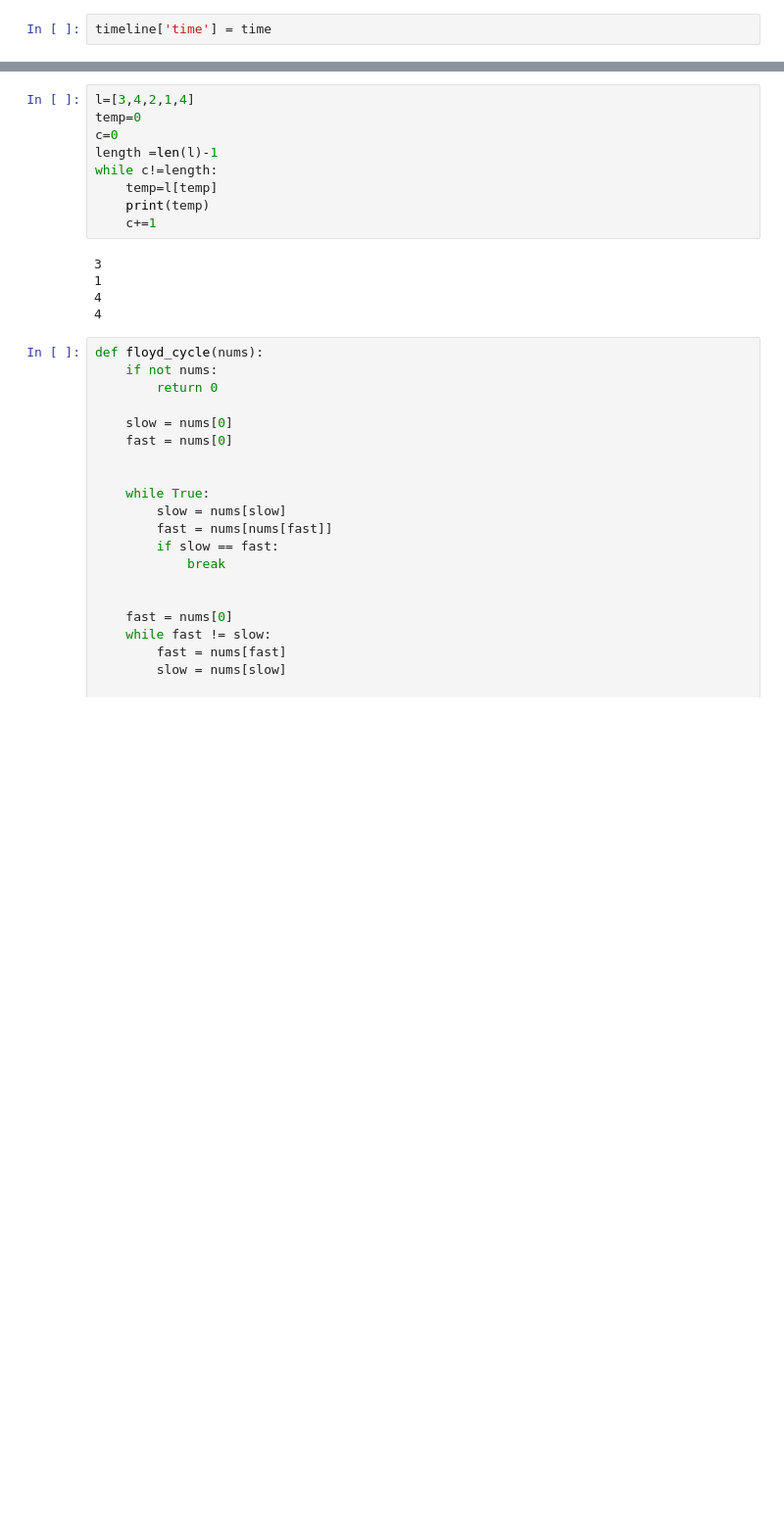
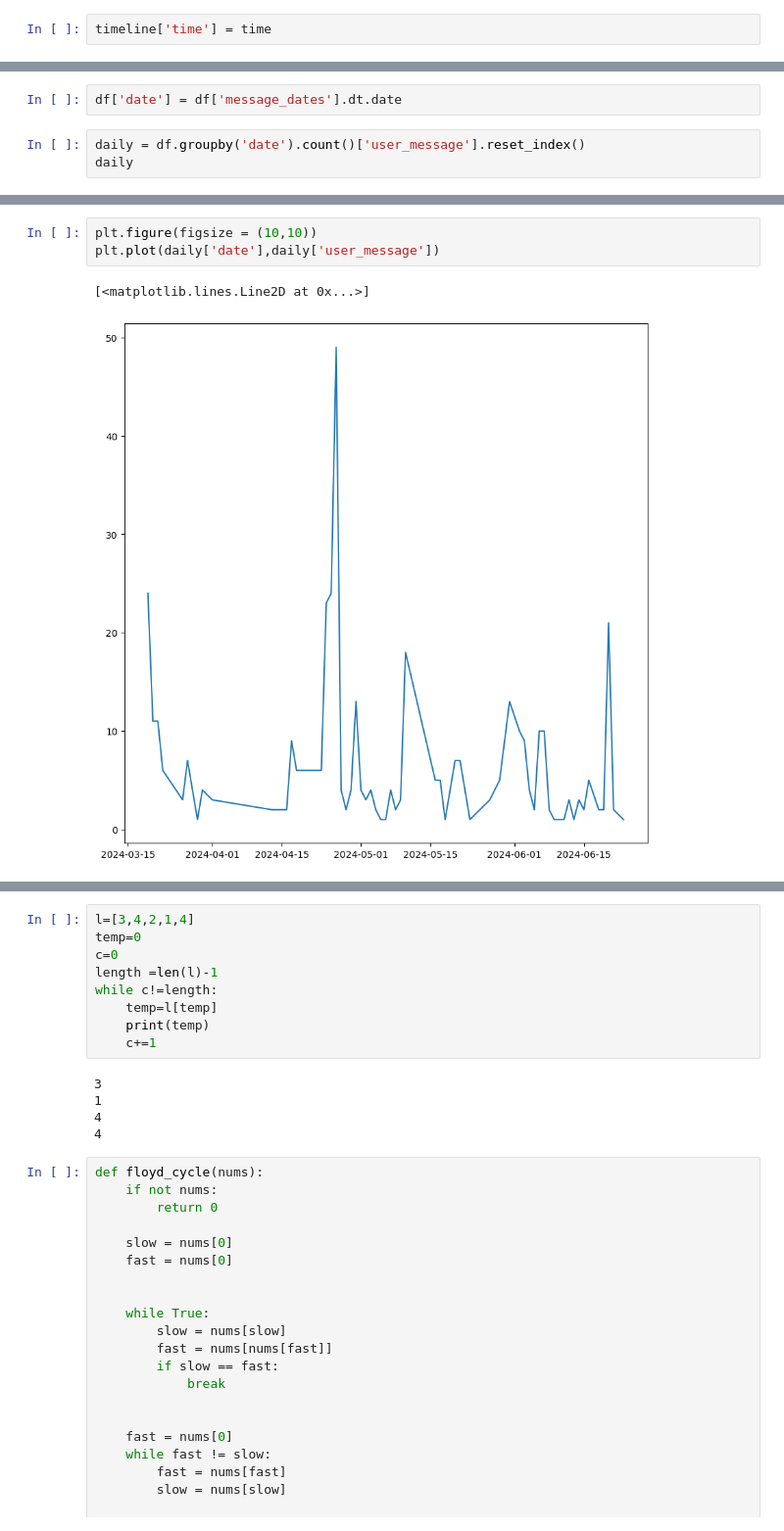
Before and after one commit to mohdzahan/WhatsApp-Chat-Insights-Dashboard, a Jupyter notebook: analysis.ipynb, the cells around one changed output, grey strips where cells are left out. Shown: that part at 98% size. Saved outputs shown, nothing was run; the diff lists cells and outputs as text; blank space fills up the shorter version.

```diff
--- a/analysis.ipynb
+++ b/analysis.ipynb
@@ -555,0 +557,5 @@ Name: day, Length: 404, dtype: int64
+# %%
+df['date'] = df['message_dates'].dt.date
+# %%
+daily = df.groupby('date').count()['user_message'].reset_index()
+daily
@@ -555,0 +576,6 @@ Name: day, Length: 404, dtype: int64
+# %%
+plt.figure(figsize = (10,10))
+plt.plot(daily['date'],daily['user_message'])
+# %% [output]
+[<matplotlib.lines.Line2D at 0x...>]
+[figure, added]
```
Also changed, not shown: parts of 12 cells of this notebook, 4 other files.
